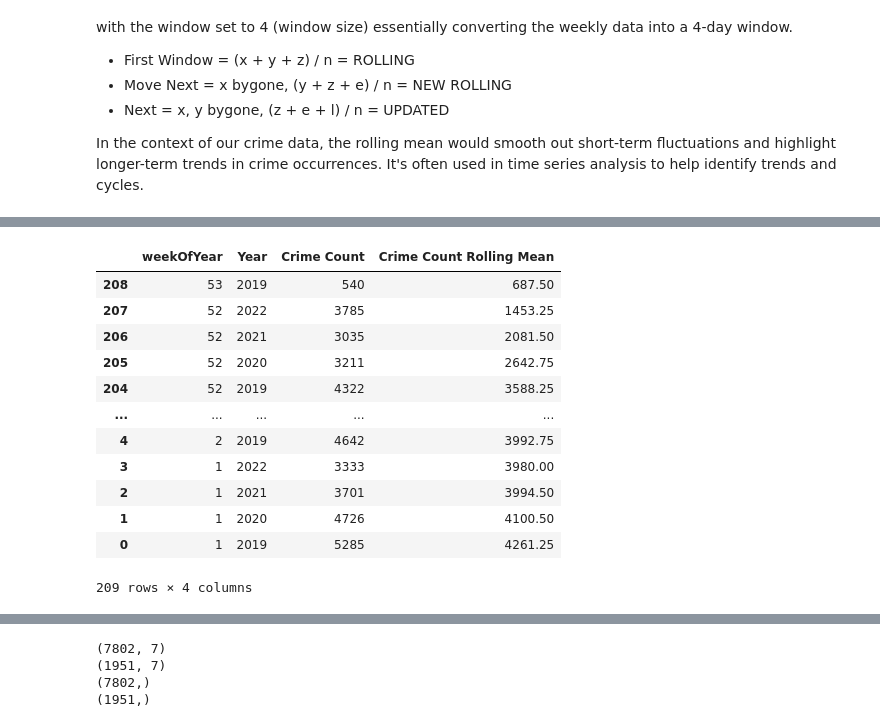
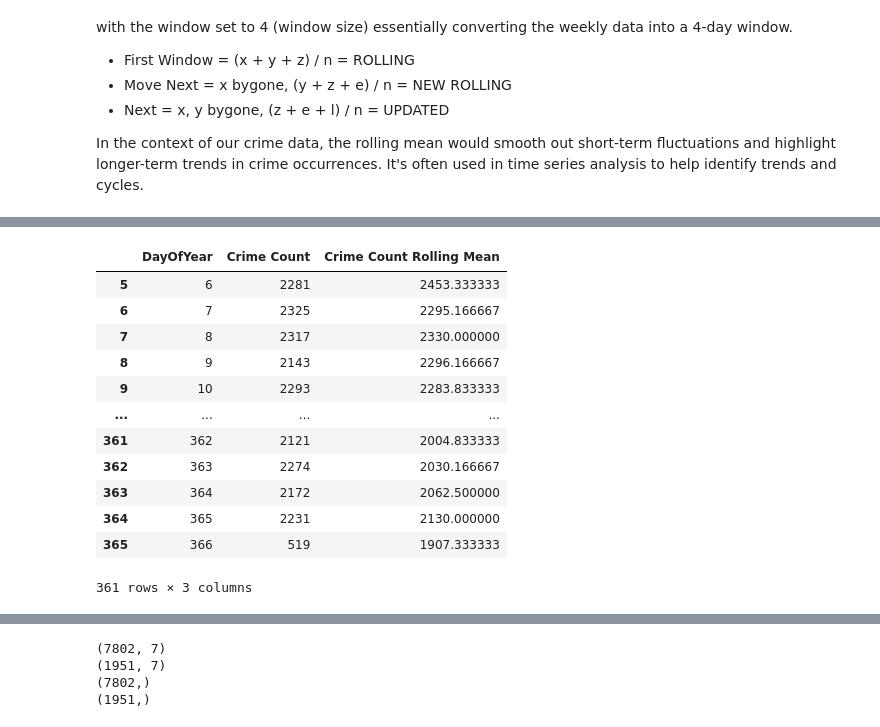
Before and after one commit to kfukutom/urban-informatics, a Jupyter notebook: src/crime_analysis.ipynb, the cells around one changed output, grey strips where cells are left out. Cells and saved outputs as stored; diff of their text form; code cells hidden in the pictures.

```diff
--- a/src/crime_analysis.ipynb
+++ b/src/crime_analysis.ipynb
@@ -246,0 +296,4 @@ Text(0.5, 1.0, 'Crime Distribution per Community Name')
+# %%
+def hour(x):
+    return int(x.strftime("%H"))
+df_time['Hour'] = df_time['Day'].apply(hour)
@@ -246,0 +320,7 @@ Text(0.5, 1.0, 'Crime Distribution per Community Name')
+# %%
+df_time.loc[:, 'Crimes'] = 1
+final_df_time = df_time.groupby(['Hour', 'District','weekOfYear', 'Primary Type', 'Longitude',
+                                 'Latitude', 'Description'])['Crimes'].sum().reset_index()
+target_col = ['Hour', 'District', 'weekOfYear']
+X_ = final_df_time[target_col]
+y_16 = final_df_time['Crimes']
@@ -378,15 +465,5 @@ Index(['ID', 'Case Number', 'Date', 'Block', 'IUCR', 'Primary Type',
 # %%
-from sklearn.model_selection import train_test_split
-from sklearn.preprocessing import StandardScaler, OneHotEncoder
-from sklearn.compose import ColumnTransformer
-from sklearn.ensemble import RandomForestClassifier
-from sklearn.metrics import accuracy_score, f1_score
-import pandas as pd
-
-"""test_df['Date'] = pd.to_datetime(df['Date'])
-test_df['Hour'] = df['Date'].dt.hour
-test_df['DayOfWeek'] = df['Date'].dt.dayofweek
-test_df['Month'] = df['Date'].dt.month"""
+df_time = df_time.dropna()
 
 features = ['DayOfWeek', 'Month', 'Latitude', 'Longitude', 'Location Description', 'Arrest', 'Domestic']
 target = 'Primary Type'
@@ -395,8 +472,8 @@ one_hot_encoder = ColumnTransformer(transformers=[
     ('cat', OneHotEncoder(handle_unknown='ignore'), categorical_features)],
     remainder='passthrough')
 
-X = test_df[features]
-y = test_df[target]
+X = df_time[features]
+y = df_time[target]
 X_train, X_test, y_train, y_test = train_test_split(X, y, test_size=0.25, random_state=101)
 
 X_train = one_hot_encoder.fit_transform(X_train)
@@ -467,7 +544,7 @@ Date
 Name: weekOfYear, Length: 901395, dtype: int64
 # %%
-df= df.rename(columns={"Date": "DateTime"})
-daily_crime_counts = df.groupby(['weekOfYear', 'Year']).size().reset_index(name='Crime Count')
-daily_crime_counts = daily_crime_counts.sort_index(ascending=False)
+df_time= df_time.rename(columns={"Date": "DateTime"})
+daily_crime_counts = df_time.groupby(['DayOfYear']).size().reset_index(name='Crime Count')
+daily_crime_counts = daily_crime_counts.sort_index(ascending=True)
 daily_crime_counts.head(10)
 # %% [output]
@@ -514,19 +592,19 @@ plt.yticks(fontsize=12)
 # %%
-daily_crime_counts['Crime Count Rolling Mean'] = daily_crime_counts['Crime Count'].rolling(window=4).mean()
+daily_crime_counts['Crime Count Rolling Mean'] = daily_crime_counts['Crime Count'].rolling(window=6).mean()
 daily_crime_counts['Crime Count Rolling Mean']
 daily_crime_counts.isnull().sum()
 daily_crime_counts.dropna(subset="Crime Count Rolling Mean")
 # %% [output]
-|  | weekOfYear | Year | Crime Count | Crime Count Rolling Mean |
-| 208 | 53 | 2019 | 540 | 687.50 |
-| 207 | 52 | 2022 | 3785 | 1453.25 |
-| 206 | 52 | 2021 | 3035 | 2081.50 |
-| 205 | 52 | 2020 | 3211 | 2642.75 |
-| 204 | 52 | 2019 | 4322 | 3588.25 |
-| ... | ... | ... | ... | ... |
-| 4 | 2 | 2019 | 4642 | 3992.75 |
-| 3 | 1 | 2022 | 3333 | 3980.00 |
-| 2 | 1 | 2021 | 3701 | 3994.50 |
-| 1 | 1 | 2020 | 4726 | 4100.50 |
-| 0 | 1 | 2019 | 5285 | 4261.25 |
+|  | DayOfYear | Crime Count | Crime Count Rolling Mean |
+| 5 | 6 | 2281 | 2453.333333 |
+| 6 | 7 | 2325 | 2295.166667 |
+| 7 | 8 | 2317 | 2330.000000 |
+| 8 | 9 | 2143 | 2296.166667 |
+| 9 | 10 | 2293 | 2283.833333 |
+| ... | ... | ... | ... |
+| 361 | 362 | 2121 | 2004.833333 |
+| 362 | 363 | 2274 | 2030.166667 |
+| 363 | 364 | 2172 | 2062.500000 |
+| 364 | 365 | 2231 | 2130.000000 |
+| 365 | 366 | 519 | 1907.333333 |
-209 rows × 4 columns
+361 rows × 3 columns
```
Also changed, not shown: parts of 38 cells of this notebook, 1 other file.
